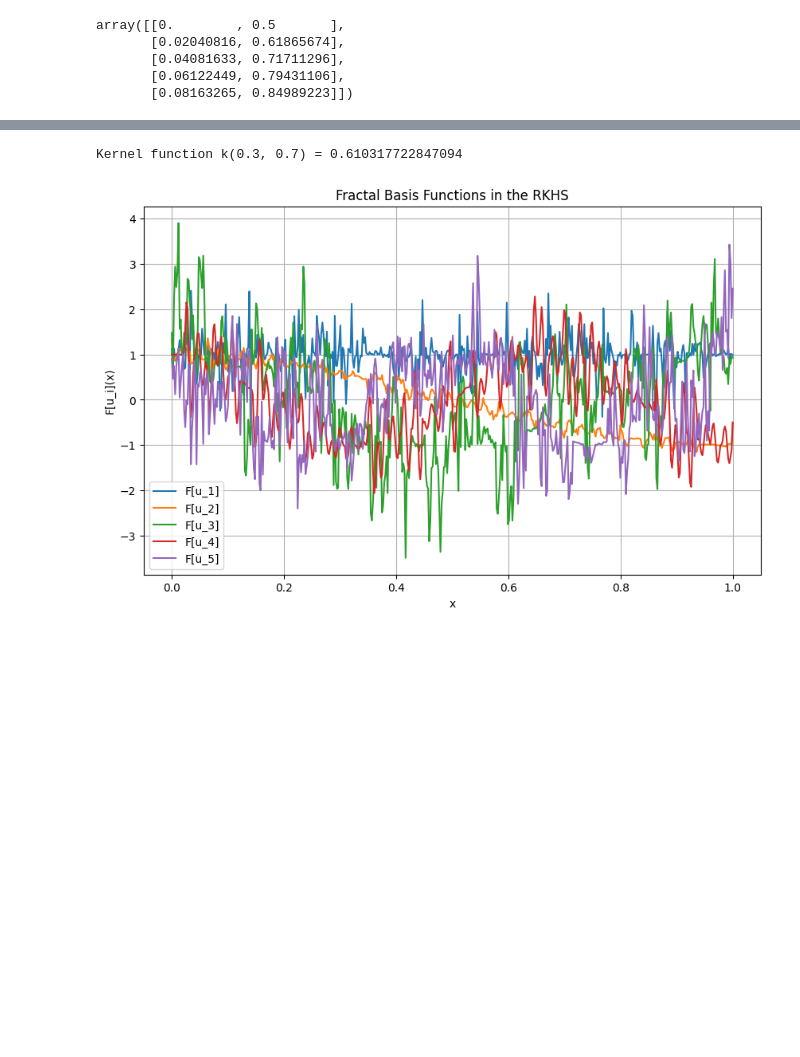
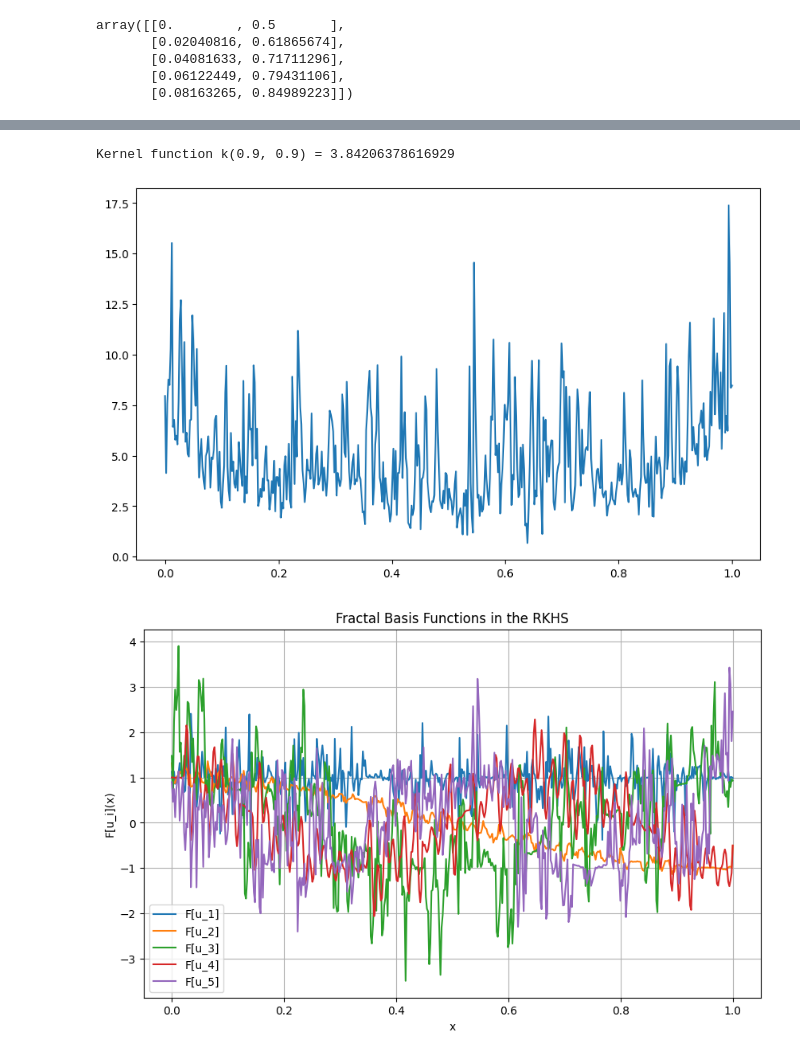
Before and after one commit to rmsValue9232/Fractal-RKHS-SVR, a Jupyter notebook: test_rkhs.ipynb, the cells around one changed output, grey strips where cells are left out. Saved outputs shown, nothing was run; the diff lists cells and outputs as text; code cells hidden in the pictures; blank space fills up the shorter version.

```diff
--- a/test_rkhs.ipynb
+++ b/test_rkhs.ipynb
@@ -65,11 +65,19 @@ Matrix B (inverse of A):
 # %%
 # Evaluate the kernel function between two sample points.
-x1 = 0.3
-x2 = 0.7
+x1 = 0.9
+x2 = 0.9
 k_val = rkhs_obj.kernel_function(x1, x2)
 print(f"\nKernel function k({x1}, {x2}) = {k_val}")
+x_plot = np.linspace(0, 1, 500)
+plt.figure(figsize=(10, 6))
+
+kf = np.array([rkhs_obj.kernel_function(x,x) for x in x_plot])
+# rkhs_obj.kernel_array(x_plot, x_plot)
+plt.plot(x_plot, kf)
+plt.show()
 # %% [output]
-Kernel function k(0.3, 0.7) = 0.610317722847094
+Kernel function k(0.9, 0.9) = 3.84206378616929
+[figure, added]
 # %%
 # Plot the fractal basis functions over the interval [0, 1].
 x_plot = np.linspace(0, 1, 500)
```
Also changed, not shown: parts of 3 cells of this notebook, 1 other file.
